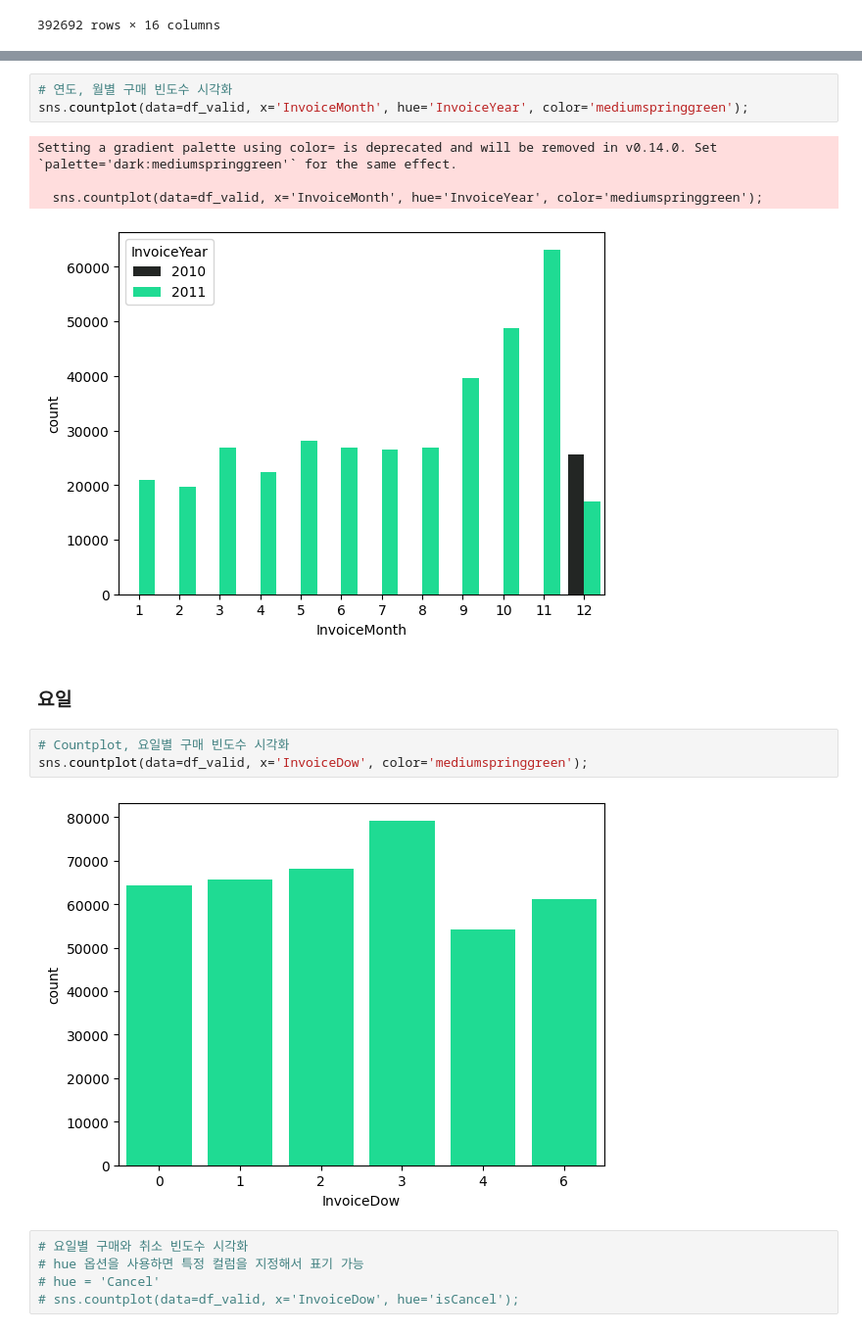
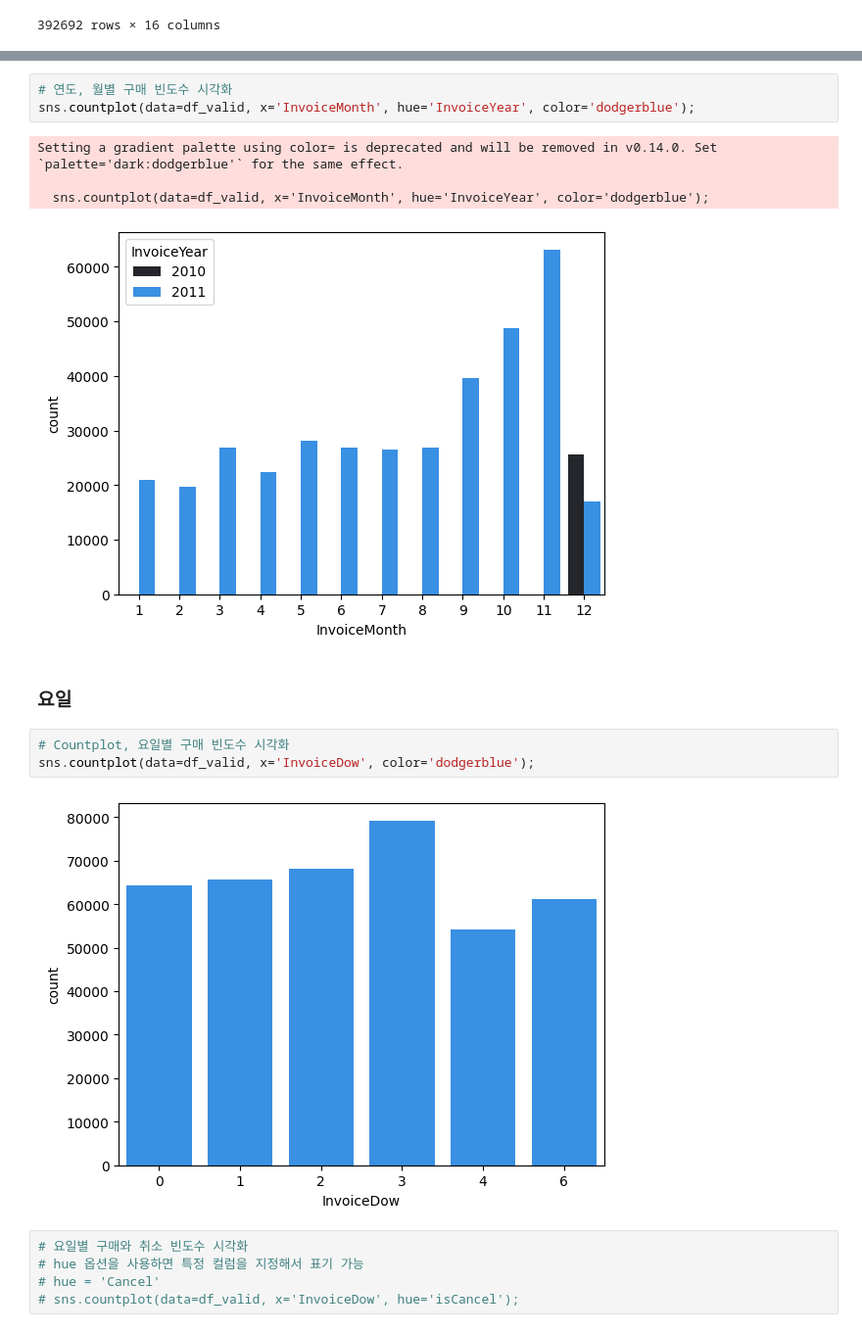
Before and after one commit to JINDOT/Data_Analysis_, a Jupyter notebook: Online_Retail_Basic_and_Cohort.ipynb, the cells around one changed output, grey strips where cells are left out. Shown at 98% size. Saved outputs shown, nothing was run; the diff lists cells and outputs as text.

```diff
--- a/Online_Retail_Basic_and_Cohort.ipynb
+++ b/Online_Retail_Basic_and_Cohort.ipynb
@@ -798,18 +777,18 @@ sns.countplot(data=df_valid, x='InvoiceMonth');
 # %%
 # 연도, 월별 구매 빈도수 시각화
-sns.countplot(data=df_valid, x='InvoiceMonth', hue='InvoiceYear', color='mediumspringgreen');
+sns.countplot(data=df_valid, x='InvoiceMonth', hue='InvoiceYear', color='dodgerblue');
 # %% [output]
-Setting a gradient palette using color= is deprecated and will be removed in v0.14.0. Set `palette='dark:mediumspringgreen'` for the same effect.
+Setting a gradient palette using color= is deprecated and will be removed in v0.14.0. Set `palette='dark:dodgerblue'` for the same effect.
 
-  sns.countplot(data=df_valid, x='InvoiceMonth', hue='InvoiceYear', color='mediumspringgreen');
+  sns.countplot(data=df_valid, x='InvoiceMonth', hue='InvoiceYear', color='dodgerblue');
-[figure, old version]
+[figure, new version]
 # %% [markdown]
 ### 요일
 # %%
 # Countplot, 요일별 구매 빈도수 시각화
-sns.countplot(data=df_valid, x='InvoiceDow', color='mediumspringgreen');
+sns.countplot(data=df_valid, x='InvoiceDow', color='dodgerblue');
 # %% [output]
-[figure, old version]
+[figure, new version]
 # %%
 # 요일별 구매와 취소 빈도수 시각화
 # hue 옵션을 사용하면 특정 컬럼을 지정해서 표기 가능
```
Also changed, not shown: parts of 30 cells of this notebook.
